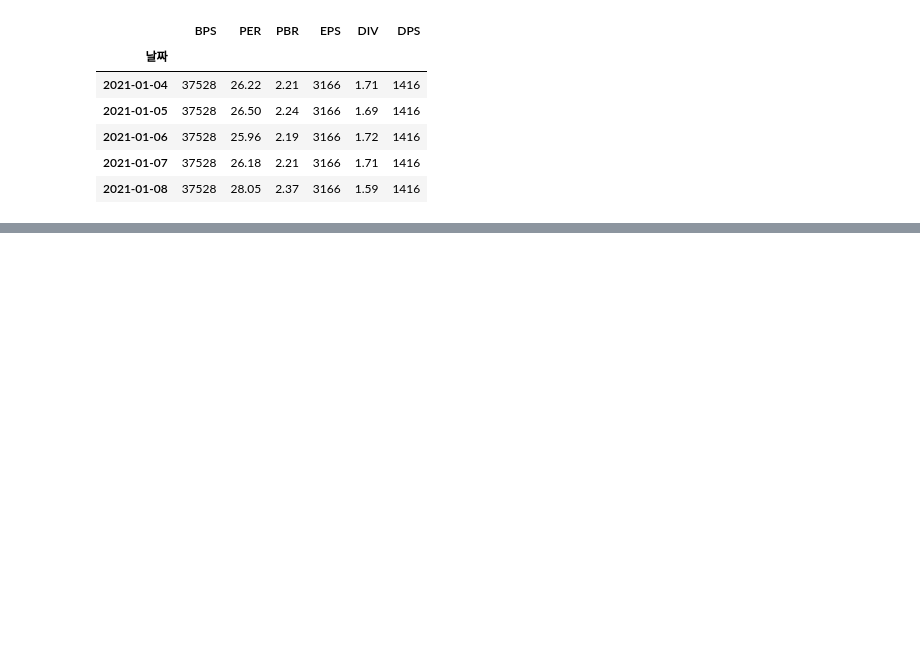
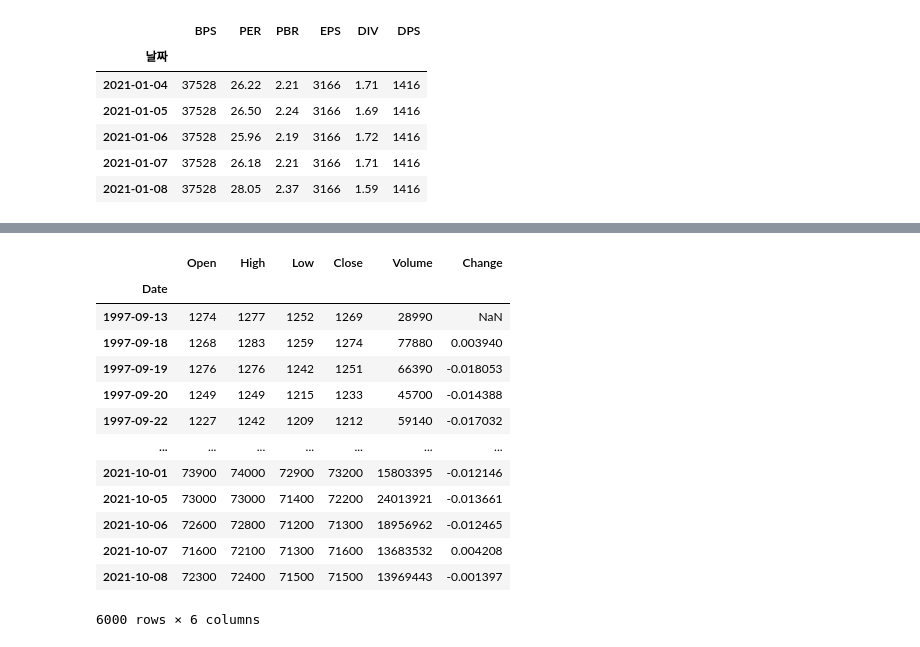
Before and after one commit to sharebook-kr/book-pandas-for-finance, a Jupyter notebook: ch09/09.ipynb, the cells around one changed output, grey strips where cells are left out. Saved outputs shown, nothing was run; the diff lists cells and outputs as text; code cells hidden in the pictures; blank space fills up the shorter version.

```diff
--- a/ch09/09.ipynb
+++ b/ch09/09.ipynb
@@ -182,0 +202,20 @@ df.head()
+# %%
+import FinanceDataReader as fdr
+
+df = fdr.DataReader(symbol="005930")
+df
+# %% [output]
+|  | Open | High | Low | Close | Volume | Change |
+| Date |  |  |  |  |  |  |
+| 1997-09-13 | 1274 | 1277 | 1252 | 1269 | 28990 | NaN |
+| 1997-09-18 | 1268 | 1283 | 1259 | 1274 | 77880 | 0.003940 |
+| 1997-09-19 | 1276 | 1276 | 1242 | 1251 | 66390 | -0.018053 |
+| 1997-09-20 | 1249 | 1249 | 1215 | 1233 | 45700 | -0.014388 |
+| 1997-09-22 | 1227 | 1242 | 1209 | 1212 | 59140 | -0.017032 |
+| ... | ... | ... | ... | ... | ... | ... |
+| 2021-10-01 | 73900 | 74000 | 72900 | 73200 | 15803395 | -0.012146 |
+| 2021-10-05 | 73000 | 73000 | 71400 | 72200 | 24013921 | -0.013661 |
+| 2021-10-06 | 72600 | 72800 | 71200 | 71300 | 18956962 | -0.012465 |
+| 2021-10-07 | 71600 | 72100 | 71300 | 71600 | 13683532 | 0.004208 |
+| 2021-10-08 | 72300 | 72400 | 71500 | 71500 | 13969443 | -0.001397 |
+6000 rows × 6 columns
```
Also changed, not shown: parts of 6 cells of this notebook, 4 other files.
